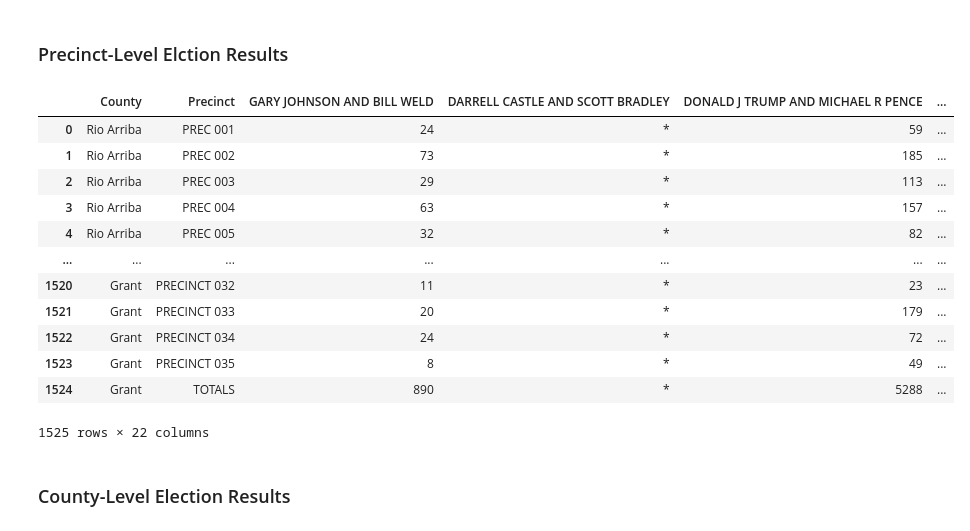
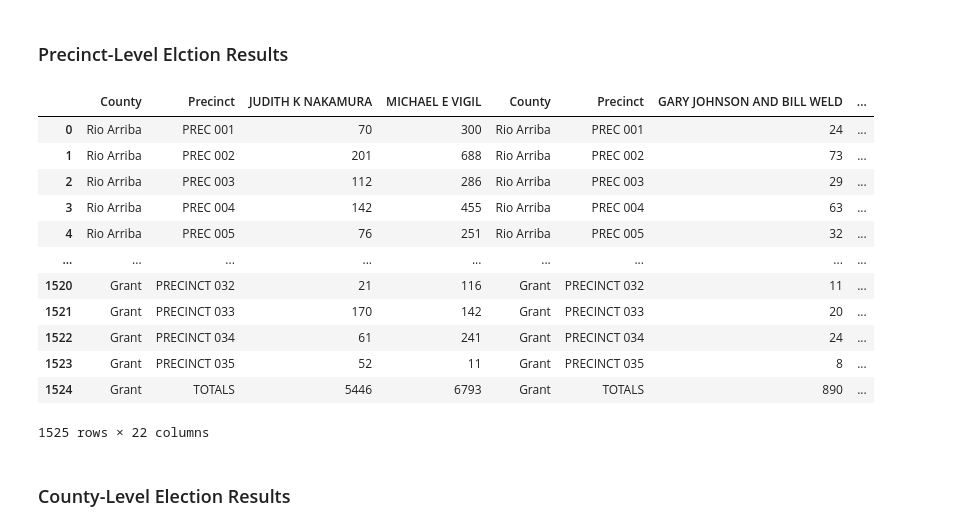
Before and after one commit to nonpartisan-redistricting-datahub/pdv-nm, a Jupyter notebook: vest-nm-2016/vest-nm-2016-validation.ipynb, the cells around one changed output. Saved outputs shown, nothing was run; the diff lists cells and outputs as text; code cells hidden in the pictures.

```diff
--- a/vest-nm-2016/vest-nm-2016-validation.ipynb
+++ b/vest-nm-2016/vest-nm-2016-validation.ipynb
@@ -79,49 +79,52 @@ folder = os.listdir("./raw-from-source/Election_Results/")
 
 # Create an empty list to add the overall data
 files = []
+
+county_list = ['Rio Arriba', 'Catron', 'De Baca', 'San Miguel', 'Sierra', 'Sandoval', 'Eddy', 'Luna', 'Colfax', 'Torrance', 'Valencia', 'Lea', 'San Juan', 'Roosevelt', 'Hidalgo', 'McKinley', 'Santa Fe', 'Quay', 'Dona Ana', 'Guadalupe', 'Lincoln', 'Los Alamos', 'Union', 'Chaves', 'Socorro', 'Harding', 'Cibola', 'Curry', 'Otero', 'Taos', 'Bernalillo', 'Mora', 'Grant']
+
 
 # Iterate over files in the folder
 for file in folder:
     # Work on precinct-level data files only
     if "Precinct" in file:
         # Create the file path
         election = pd.ExcelFile("./raw-from-source/Election_Results/" + file)
         # Set sheet names as counties (each sheet was named after the county data it contains)
         counties = election.sheet_names
         # Create an empty list to add the county data
         df_election = []
         # Iterate over all the counties
-        for county in counties:
+        for county in county_list:
             # Import the file
             df = pd.read_excel(election, sheet_name = county, skiprows=[0,1,2,3,4,5])
             # Omit the empty column
             df = df.loc[:, df.columns != df.columns[0]]
             # Add the county column
             df = pd.concat([pd.Series(county, index=df.index, name='County'), df], axis=1)
             # Add the data to the list
             df_election.append(df)
         # Create each election's final dataframe
         combined_df_election = pd.concat(df_election)
         # Reset index for each election
         combined_df_election.reset_index(drop=True,inplace=True)
         # Add the election results to the overall list
         files.append(combined_df_election)
 # Create the final dataframe with all election results
 nm_16 = pd.concat(files, axis = 1)
 nm_16
 # %% [output]
-|  | County | Precinct | GARY JOHNSON AND BILL WELD | DARRELL CASTLE AND SCOTT BRADLEY | DONALD J TRUMP AND MICHAEL R PENCE | ... |
-| 0 | Rio Arriba | PREC 001 | 24 | * | 59 | ... |
-| 1 | Rio Arriba | PREC 002 | 73 | * | 185 | ... |
-| 2 | Rio Arriba | PREC 003 | 29 | * | 113 | ... |
-| 3 | Rio Arriba | PREC 004 | 63 | * | 157 | ... |
-| 4 | Rio Arriba | PREC 005 | 32 | * | 82 | ... |
-| ... | ... | ... | ... | ... | ... | ... |
-| 1520 | Grant | PRECINCT 032 | 11 | * | 23 | ... |
-| 1521 | Grant | PRECINCT 033 | 20 | * | 179 | ... |
-| 1522 | Grant | PRECINCT 034 | 24 | * | 72 | ... |
-| 1523 | Grant | PRECINCT 035 | 8 | * | 49 | ... |
-| 1524 | Grant | TOTALS | 890 | * | 5288 | ... |
+|  | County | Precinct | JUDITH K NAKAMURA | MICHAEL E VIGIL | County | Precinct | GARY JOHNSON AND BILL WELD | ... |
+| 0 | Rio Arriba | PREC 001 | 70 | 300 | Rio Arriba | PREC 001 | 24 | ... |
+| 1 | Rio Arriba | PREC 002 | 201 | 688 | Rio Arriba | PREC 002 | 73 | ... |
+| 2 | Rio Arriba | PREC 003 | 112 | 286 | Rio Arriba | PREC 003 | 29 | ... |
+| 3 | Rio Arriba | PREC 004 | 142 | 455 | Rio Arriba | PREC 004 | 63 | ... |
+| 4 | Rio Arriba | PREC 005 | 76 | 251 | Rio Arriba | PREC 005 | 32 | ... |
+| ... | ... | ... | ... | ... | ... | ... | ... | ... |
+| 1520 | Grant | PRECINCT 032 | 21 | 116 | Grant | PRECINCT 032 | 11 | ... |
+| 1521 | Grant | PRECINCT 033 | 170 | 142 | Grant | PRECINCT 033 | 20 | ... |
+| 1522 | Grant | PRECINCT 034 | 61 | 241 | Grant | PRECINCT 034 | 24 | ... |
+| 1523 | Grant | PRECINCT 035 | 52 | 11 | Grant | PRECINCT 035 | 8 | ... |
+| 1524 | Grant | TOTALS | 5446 | 6793 | Grant | TOTALS | 890 | ... |
 1525 rows × 22 columns
 # %% [markdown]
 ### County-Level Election Results
```
Also changed, not shown: parts of 10 cells of this notebook.
